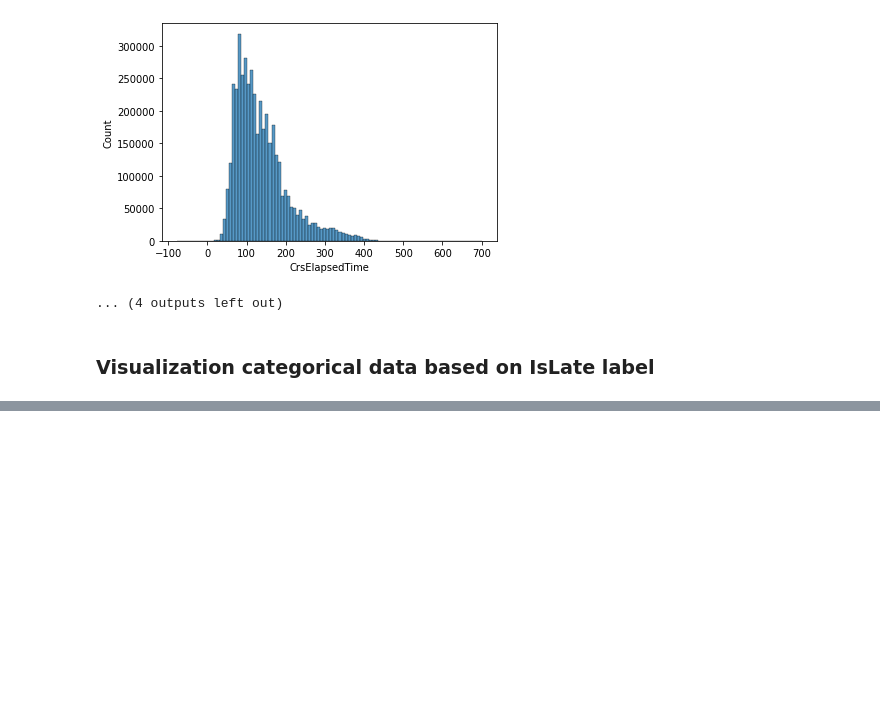
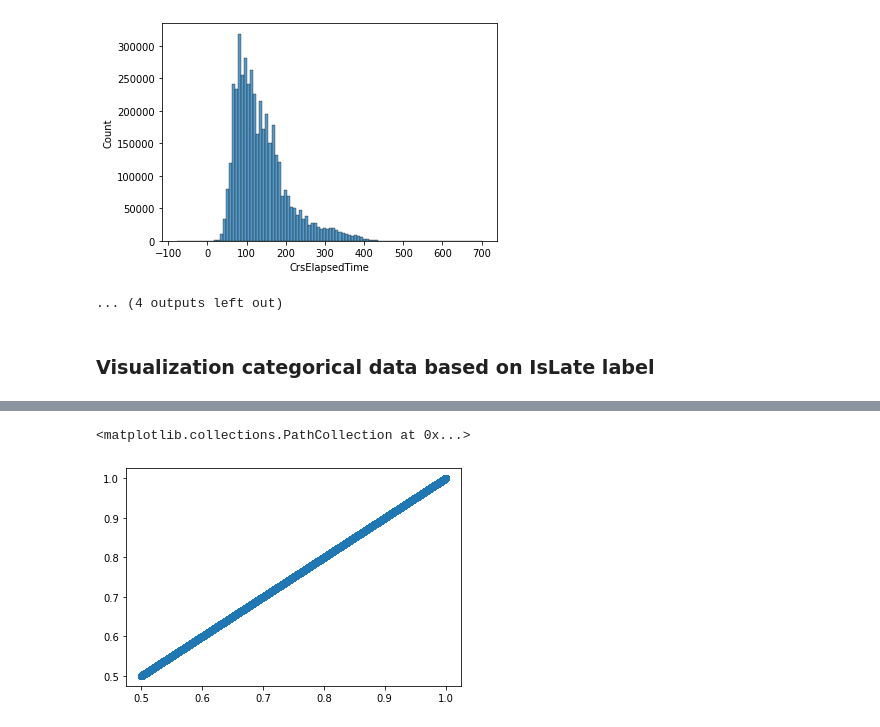
Before and after one commit to tailtq/ml-learning, a Jupyter notebook: ml-08/04_airline_delay_causes.ipynb, the cells around one changed output, grey strips where cells are left out. Saved outputs shown, nothing was run; the diff lists cells and outputs as text; code cells hidden in the pictures; blank space fills up the shorter version.

```diff
--- a/ml-08/04_airline_delay_causes.ipynb
+++ b/ml-08/04_airline_delay_causes.ipynb
@@ -340,0 +502,7 @@ df.describe()
+# %%
+y_pred_prob = y_pred_prob.max(axis=1)
+# %%
+plt.scatter(y_pred_prob.max(axis=1), y_pred_prob.max(axis=1))
+# %% [output]
+<matplotlib.collections.PathCollection at 0x...>
+[figure, added]
```
Also changed, not shown: parts of 30 cells of this notebook, 1 other file.
